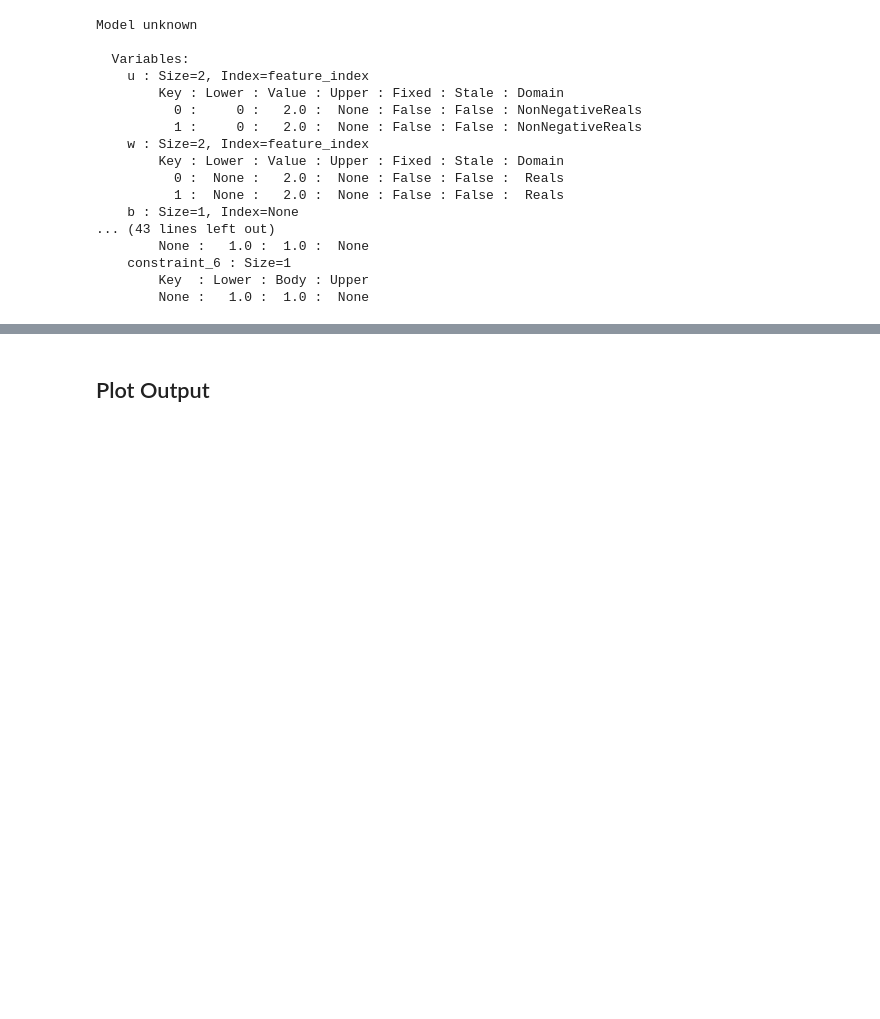
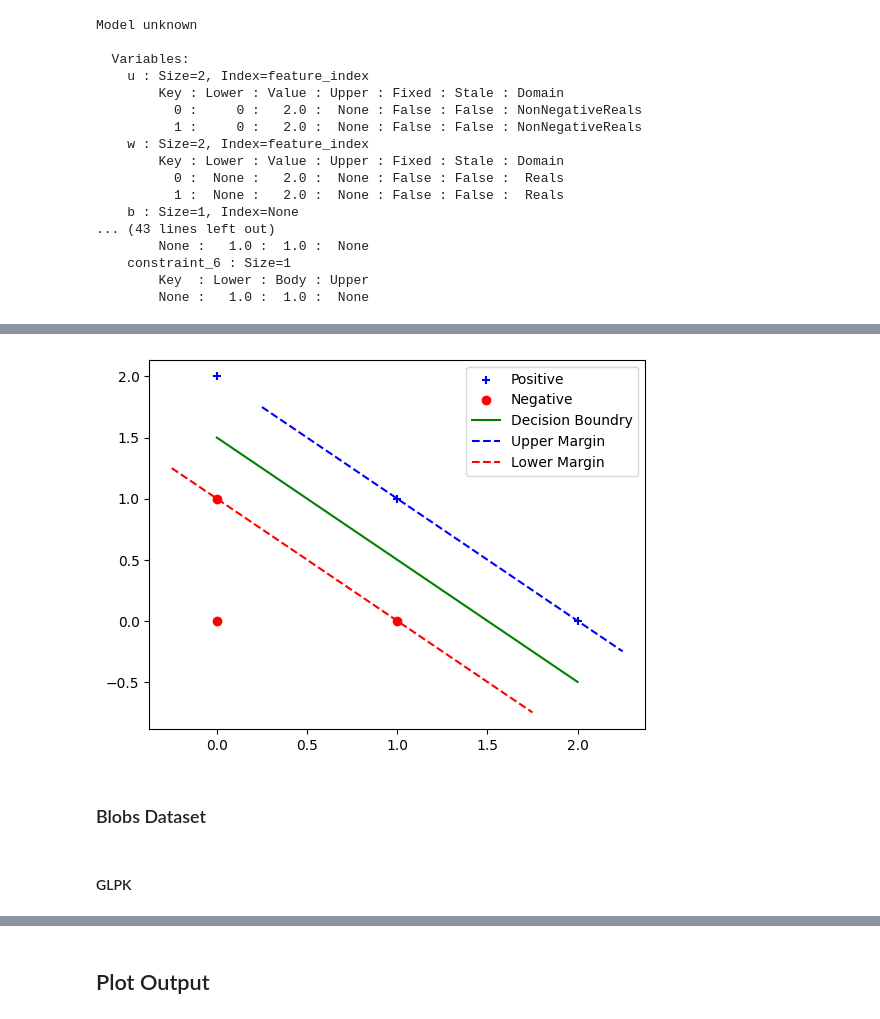
Before and after one commit to AmirMohamadBabaee/SVM-optimization-pyomo, a Jupyter notebook: optim.ipynb, the cells around one changed output, grey strips where cells are left out. Cells and saved outputs as stored; diff of their text form; code cells hidden in the pictures; blank space fills up the shorter version.

```diff
--- a/optim.ipynb
+++ b/optim.ipynb
@@ -82,0 +271,10 @@ Model unknown
+# %%
+norm_1_model_ipopt = init_svm_model_norm_1(x, y)
+
+solver_name = 'ipopt'     # YOU CAN CHOOSE DESIRED SOLVER
+
+# Non-Linear Programming Solver
+opt = pyo.SolverFactory(solver_name, executable='bin/ipopt')
+
+result=opt.solve(norm_1_model_ipopt)
+norm_1_model_ipopt.display()
@@ -82,0 +299,8 @@ Model unknown
+# %%
+draw_plot(x, y, norm_1_model_ipopt)
+# %% [output]
+[figure, added]
+# %% [markdown]
+### Blobs Dataset
+# %% [markdown]
+#### GLPK
```
Also changed, not shown: parts of 85 cells of this notebook.
